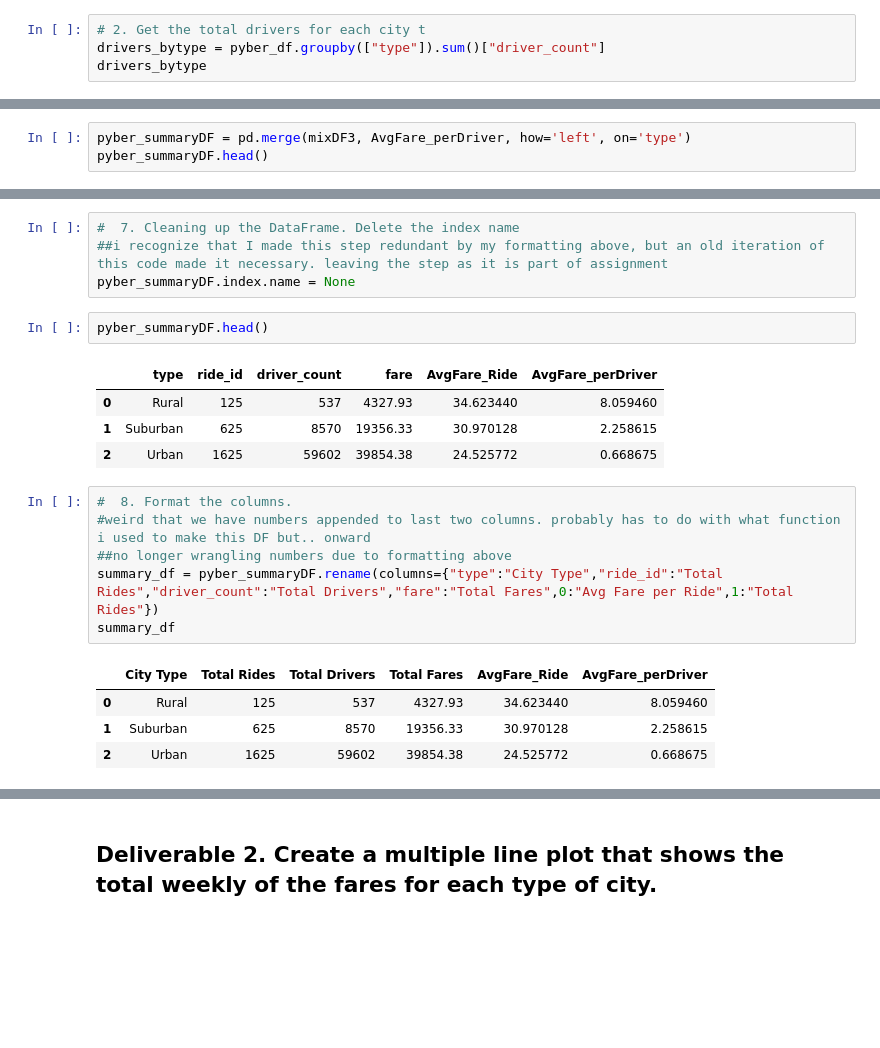
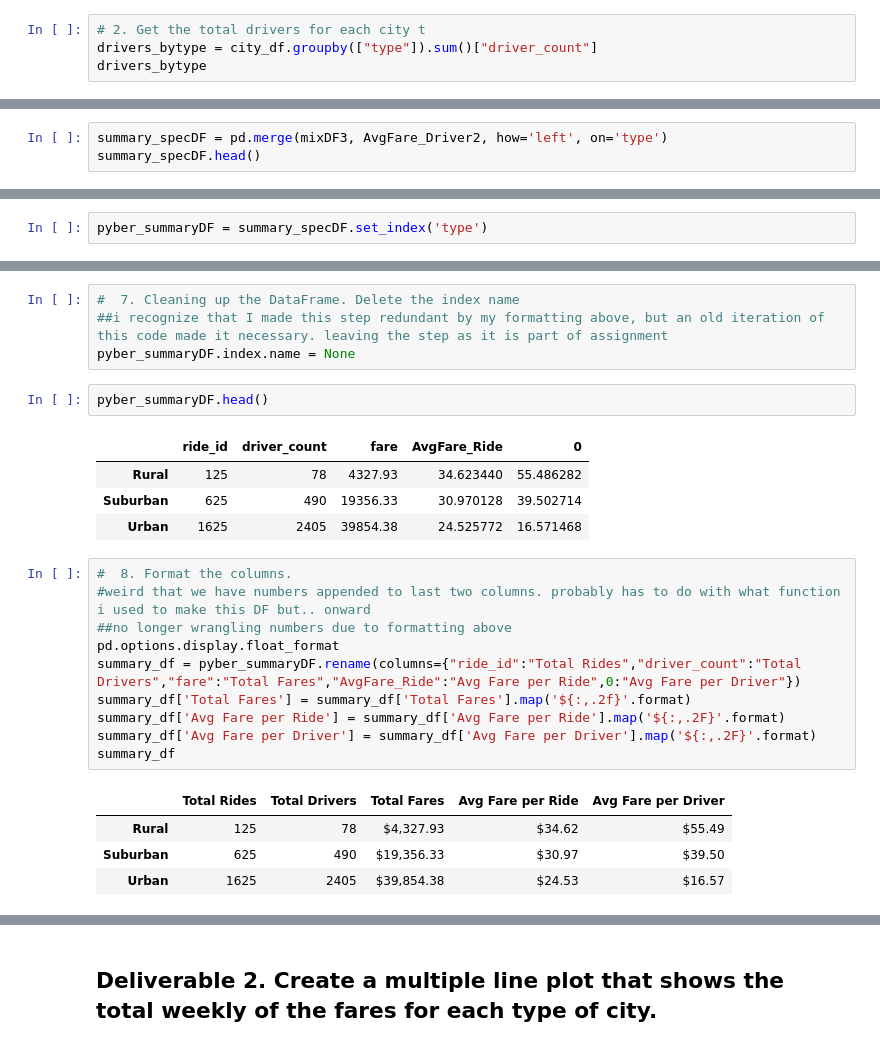
Before and after one commit to davidandcarr/vandcamp_Mod4_PyBer, a Jupyter notebook: PyBer_Challenge.ipynb, the cells around one changed output, grey strips where cells are left out. Saved outputs shown, nothing was run; the diff lists cells and outputs as text; blank space fills up the shorter version.

```diff
--- a/PyBer_Challenge.ipynb
+++ b/PyBer_Challenge.ipynb
@@ -48,7 +51,7 @@ Urban       1625
 Name: ride_id, dtype: int64
 # %%
 # 2. Get the total drivers for each city t
-drivers_bytype = pyber_df.groupby(["type"]).sum()["driver_count"]
+drivers_bytype = city_df.groupby(["type"]).sum()["driver_count"]
 drivers_bytype
 # %% [output]
 type
@@ -161,4 +153,4 @@ mixDF3.head()
 # %%
-pyber_summaryDF = pd.merge(mixDF3, AvgFare_perDriver, how='left', on='type')
-pyber_summaryDF.head()
+summary_specDF = pd.merge(mixDF3, AvgFare_Driver2, how='left', on='type')
+summary_specDF.head()
 # %% [output]
@@ -169,3 +161,5 @@ pyber_summaryDF.head()
+# %%
+pyber_summaryDF = summary_specDF.set_index('type')
 # %%
 # 6c. Create a PyBer summary DataFrame (but in a way i read in a book once)
 ###before i reformatted steps 4 and 5 this method worked, but to make sure the merging is correct I did a bunch of steps above. Leaving this cell just for preservation of methodology
@@ -180,18 +174,22 @@ pyber_summaryDF.index.name = None
 # %%
 pyber_summaryDF.head()
 # %% [output]
-|  | type | ride_id | driver_count | fare | AvgFare_Ride | AvgFare_perDriver |
-| 0 | Rural | 125 | 537 | 4327.93 | 34.623440 | 8.059460 |
-| 1 | Suburban | 625 | 8570 | 19356.33 | 30.970128 | 2.258615 |
-| 2 | Urban | 1625 | 59602 | 39854.38 | 24.525772 | 0.668675 |
+|  | ride_id | driver_count | fare | AvgFare_Ride | 0 |
+| Rural | 125 | 78 | 4327.93 | 34.623440 | 55.486282 |
+| Suburban | 625 | 490 | 19356.33 | 30.970128 | 39.502714 |
+| Urban | 1625 | 2405 | 39854.38 | 24.525772 | 16.571468 |
 # %%
 #  8. Format the columns.
 #weird that we have numbers appended to last two columns. probably has to do with what function i used to make this DF but.. onward
 ##no longer wrangling numbers due to formatting above
-summary_df = pyber_summaryDF.rename(columns={"type":"City Type","ride_id":"Total Rides","driver_count":"Total Drivers","fare":"Total Fares",0:"Avg Fare per Ride",1:"Total Rides"})
+pd.options.display.float_format
+summary_df = pyber_summaryDF.rename(columns={"ride_id":"Total Rides","driver_count":"Total Drivers","fare":"Total Fares","AvgFare_Ride":"Avg Fare per Ride",0:"Avg Fare per Driver"})
+summary_df['Total Fares'] = summary_df['Total Fares'].map('${:,.2f}'.format)
+summary_df['Avg Fare per Ride'] = summary_df['Avg Fare per Ride'].map('${:,.2F}'.format)
+summary_df['Avg Fare per Driver'] = summary_df['Avg Fare per Driver'].map('${:,.2F}'.format)
 summary_df
 # %% [output]
-|  | City Type | Total Rides | Total Drivers | Total Fares | AvgFare_Ride | AvgFare_perDriver |
-| 0 | Rural | 125 | 537 | 4327.93 | 34.623440 | 8.059460 |
-| 1 | Suburban | 625 | 8570 | 19356.33 | 30.970128 | 2.258615 |
-| 2 | Urban | 1625 | 59602 | 39854.38 | 24.525772 | 0.668675 |
+|  | Total Rides | Total Drivers | Total Fares | Avg Fare per Ride | Avg Fare per Driver |
+| Rural | 125 | 78 | $4,327.93 | $34.62 | $55.49 |
+| Suburban | 625 | 490 | $19,356.33 | $30.97 | $39.50 |
+| Urban | 1625 | 2405 | $39,854.38 | $24.53 | $16.57 |
```
Also changed, not shown: parts of 12 cells of this notebook, 2 other files.
